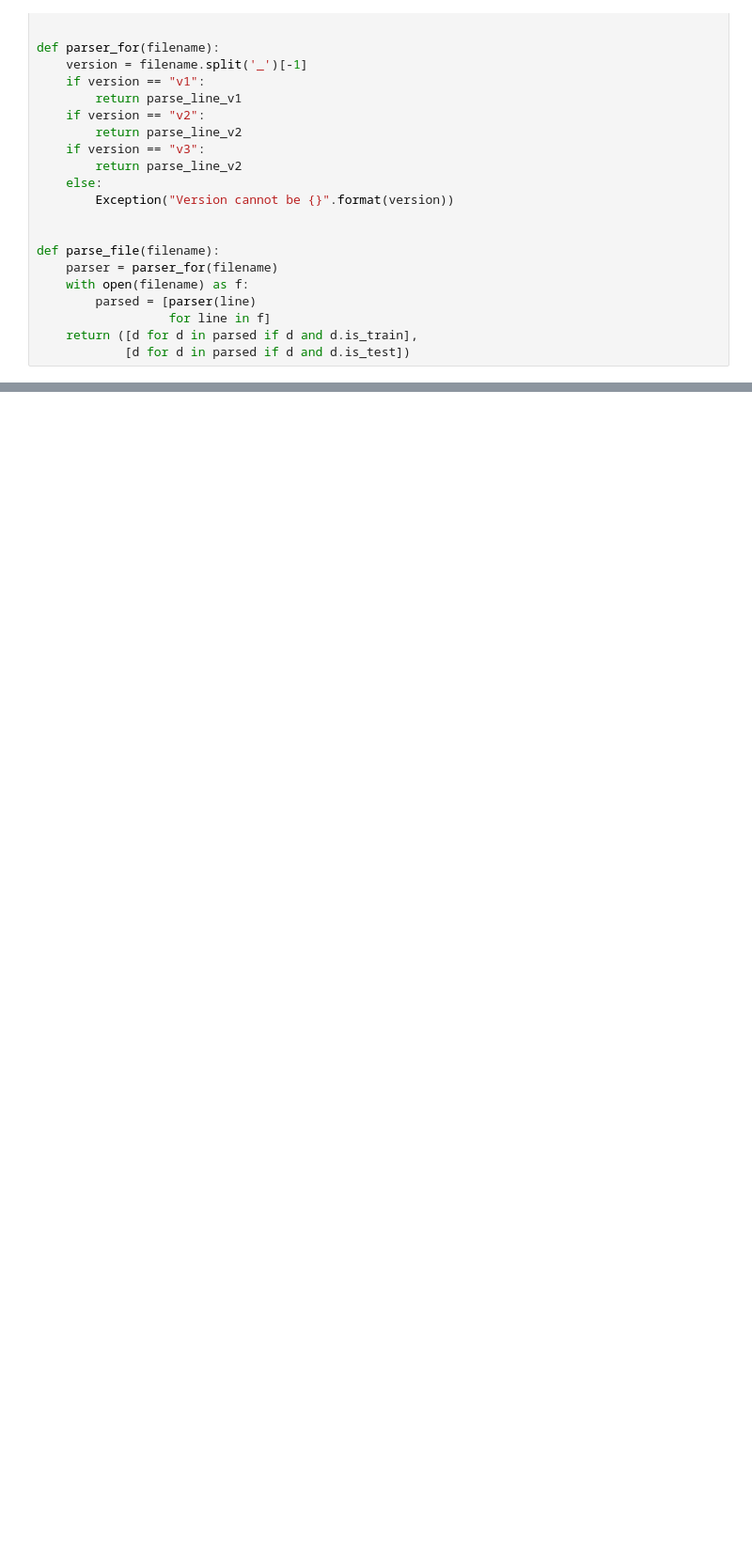
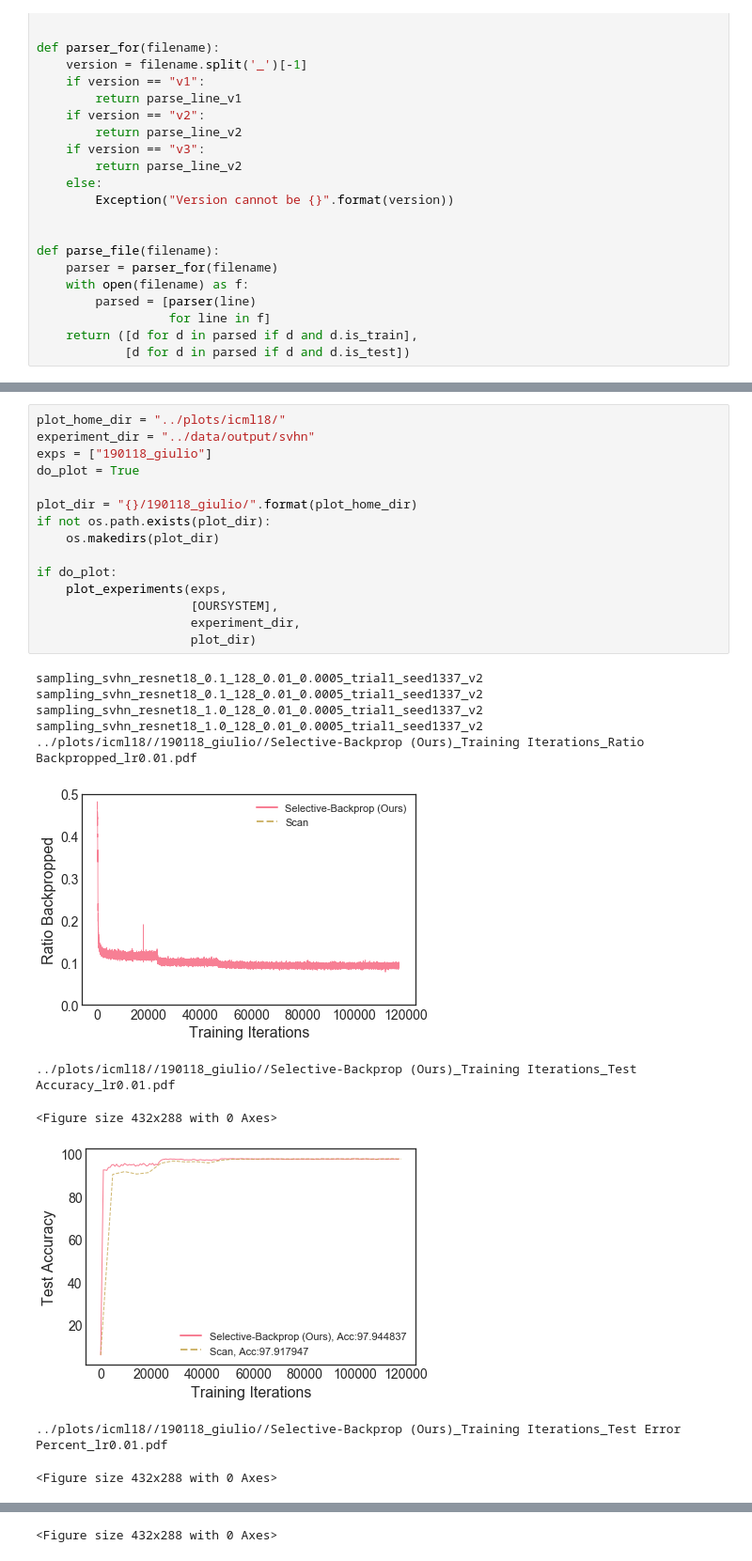
Before and after one commit to angelajiang/bias-in-datasets, a Jupyter notebook: active_learning/ipython/ICML18 plots.ipynb, the cells around one changed output, grey strips where cells are left out. Shown at 94% size. Cells and saved outputs as stored; diff of their text form; blank space fills up the shorter version.

```diff
--- a/active_learning/ipython/ICML18 plots.ipynb
+++ b/active_learning/ipython/ICML18 plots.ipynb
@@ -458,0 +572,27 @@ deterministic_cifar10_resnet_1_128_0.0_0.0005_trial1_seed1337_v2
+# %%
+plot_home_dir = "../plots/icml18/"
+experiment_dir = "../data/output/svhn"
+exps = ["190118_giulio"]
+do_plot = True
+
+plot_dir = "{}/190118_giulio/".format(plot_home_dir)
+if not os.path.exists(plot_dir):
+    os.makedirs(plot_dir)
+
+if do_plot:
+    plot_experiments(exps,
+                     [OURSYSTEM],
+                     experiment_dir,
+                     plot_dir)
+# %% [output]
+sampling_svhn_resnet18_0.1_128_0.01_0.0005_trial1_seed1337_v2
+sampling_svhn_resnet18_0.1_128_0.01_0.0005_trial1_seed1337_v2
+sampling_svhn_resnet18_1.0_128_0.01_0.0005_trial1_seed1337_v2
+sampling_svhn_resnet18_1.0_128_0.01_0.0005_trial1_seed1337_v2
+../plots/icml18//190118_giulio//Selective-Backprop (Ours)_Training Iterations_Ratio Backpropped_lr0.01.pdf
+[figure, added]
+../plots/icml18//190118_giulio//Selective-Backprop (Ours)_Training Iterations_Test Accuracy_lr0.01.pdf
+<Figure size 432x288 with 0 Axes>
+[figure, added]
+../plots/icml18//190118_giulio//Selective-Backprop (Ours)_Training Iterations_Test Error Percent_lr0.01.pdf
+<Figure size 432x288 with 0 Axes>
@@ -458,0 +601 @@ deterministic_cifar10_resnet_1_128_0.0_0.0005_trial1_seed1337_v2
+<Figure size 432x288 with 0 Axes>
```
Also changed, not shown: parts of 17 cells of this notebook, 7 other files.
